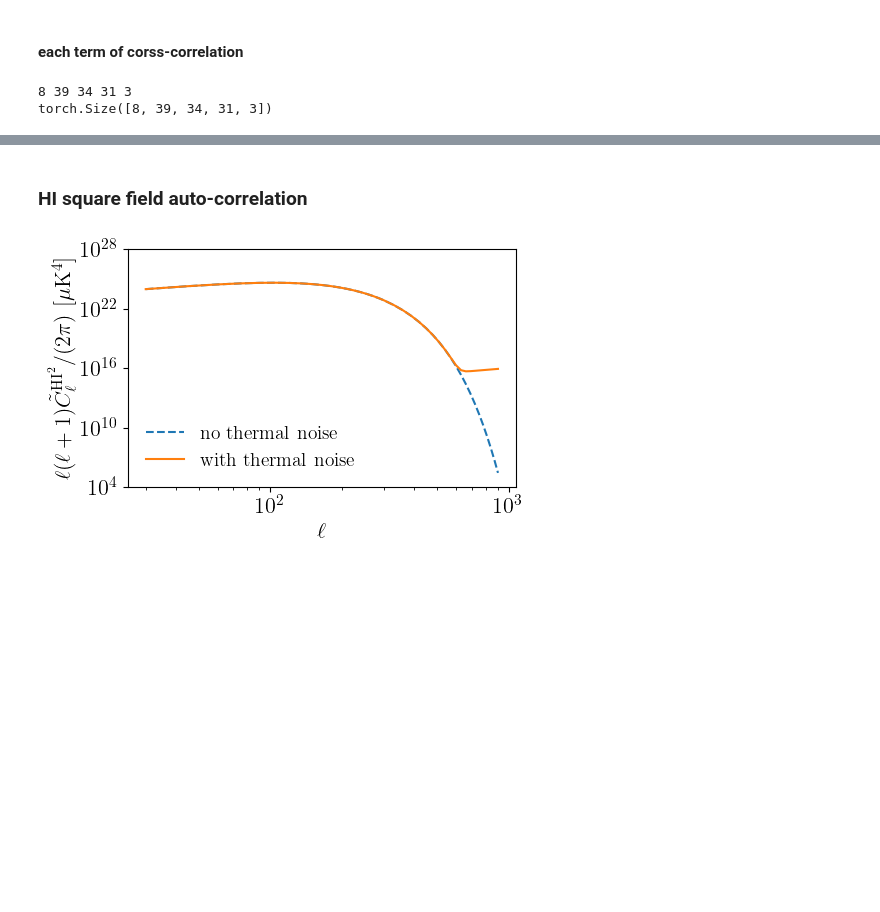
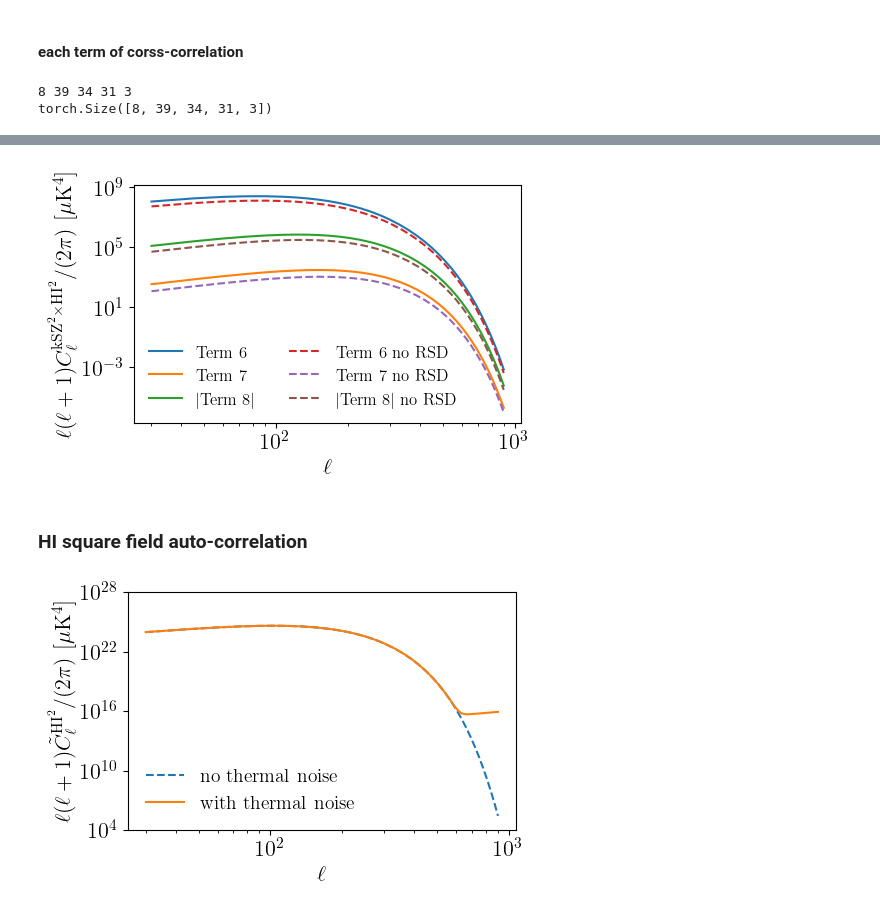
Before and after one commit to Einste11N/SquareField_CrossCorrelation, a Jupyter notebook: Inspection.ipynb, the cells around one changed output, grey strips where cells are left out. Cells and saved outputs as stored; diff of their text form; code cells hidden in the pictures; blank space fills up the shorter version.

```diff
--- a/Inspection.ipynb
+++ b/Inspection.ipynb
@@ -194,14 +213,16 @@ t1_list = tc.linspace(0., tc.pi, 31)
 l1_list = tc.linspace(100,10000,34)
 
 data_total_byterm = tc.tensor(np.load('./Data/Cross_z_0.30_1.00_byterm/dCl_cross.npy'))
+data_total_byterm_noRSD = tc.tensor(np.load('./Data/Cross_z_0.30_1.00_byterm_noRSD/dCl_cross.npy'))
 
 # The first factor 2 for double from integral over theta_1 (0,pi) -> (0,2pi)
 # The second factor 2 for double from integral over p_z (pmin,pmax) -> (-pmax, pmax)
-# The third factor 2 for double from contribution T1 and T2
+# The third factor 2 for double from contribution T
 # The fourth factor (2pi)^(-5) for volume element from integral over l1 and p
 # The fifth factor (2.7)^2 for recovering the dimension of kSZ effect in unit K
 
 data_total_byterm = tc.tensor(np.array(data_total_byterm)) * 2 * 2 * 2 / (2*tc.pi)**5 * (2.7)**2
+data_total_byterm_noRSD = tc.tensor(np.array(data_total_byterm_noRSD)) * 2 * 2 * 2 / (2*tc.pi)**5 * (2.7)**2
 
 print(len(zlist), len(l_list), len(l1_list), len(t1_list), 3)
 print(data_total_byterm.shape)
@@ -268,3 +311,30 @@ plt.show()
+# %%
+fig = plt.figure(figsize=(5,3.09), dpi=100)
+# times (2.7K)^2 to convert to temperature unit
+
+# plt.plot(l_list, l_list * (l_list + 1) * 2*(res[0]+res[1]+2*res[2]) / (2*tc.pi) * 1e24, '-', label='Total')
+# plt.plot(l_list, l_list * (l_list + 1) * 2*(res_noRSD[0]+res_noRSD[1]+2*res_noRSD[2]) / (2*tc.pi) * 1e24, '--', label='Total no RSD')
+plt.plot(l_list, l_list * (l_list + 1) * 2*res[0] / (2*tc.pi) * 1e24, '-', label='Term 6')
+plt.plot(l_list, l_list * (l_list + 1) * 2*res[1] / (2*tc.pi) * 1e24, '-', label='Term 7')
+plt.plot(l_list, - l_list * (l_list + 1) * 4*res[2] / (2*tc.pi) * 1e24, '-', label='$|$Term 8$|$')
+
+plt.plot(l_list, l_list * (l_list + 1) * 2*res_noRSD[0] / (2*tc.pi) * 1e24, '--', label='Term 6 no RSD')
+plt.plot(l_list, l_list * (l_list + 1) * 2*res_noRSD[1] / (2*tc.pi) * 1e24, '--', label='Term 7 no RSD')
+plt.plot(l_list, - l_list * (l_list + 1) * 4*res_noRSD[2] / (2*tc.pi) * 1e24, '--', label='$|$Term 8$|$ no RSD')
+
+
+plt.xscale('log')
+plt.yscale('log')
+plt.legend(fontsize=12, frameon=False, ncol = 2)
+
+# plt.xticks([30, 100, 300, 600], ['30', '100', '300', '600'])
+plt.xlabel(r'$\ell$', usetex=True)
+plt.ylabel(r'$\ell(\ell+1)C_{\ell}^{{\rm kSZ}^2 \times {\rm HI}^2} / (2\pi)$ [$\mu\mathrm{K}^4$]', usetex=True)
+
+plt.savefig('Figs/cross_correlation_compare.pdf', bbox_inches = 'tight')
+plt.show()
+# %% [output]
+[figure, added]
 # %% [markdown]
 ### HI square field auto-correlation
 # %%
```
Also changed, not shown: parts of 9 cells of this notebook, 34 other files.
